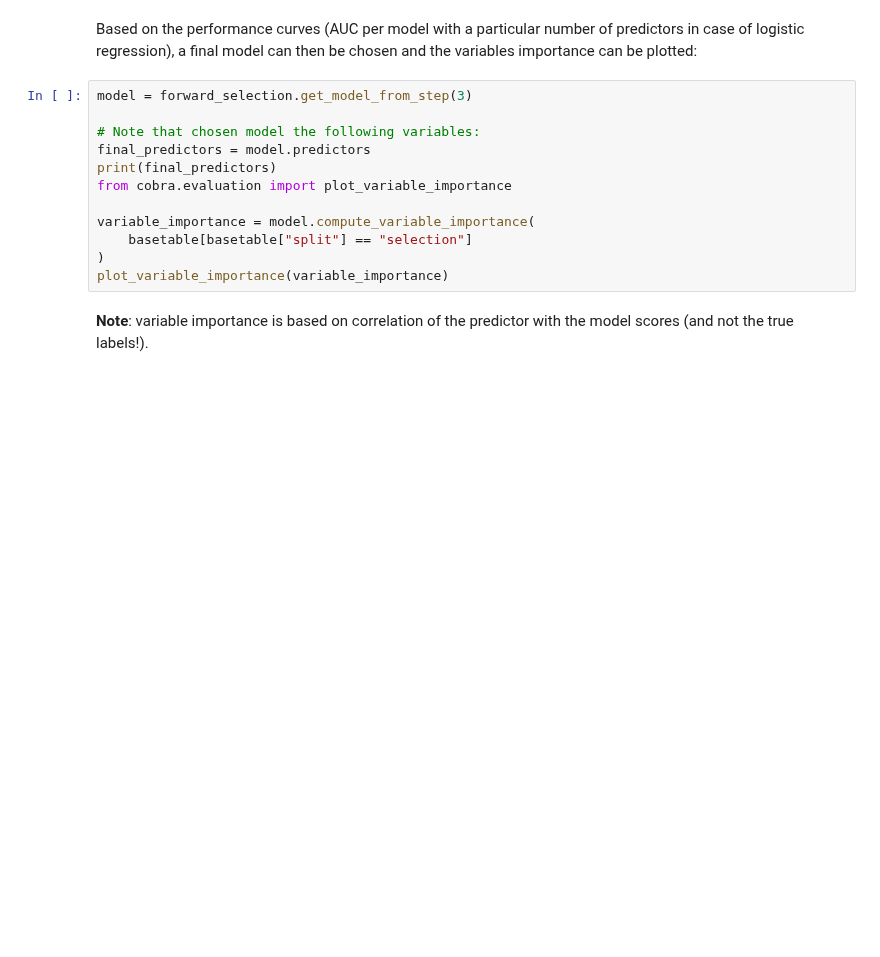
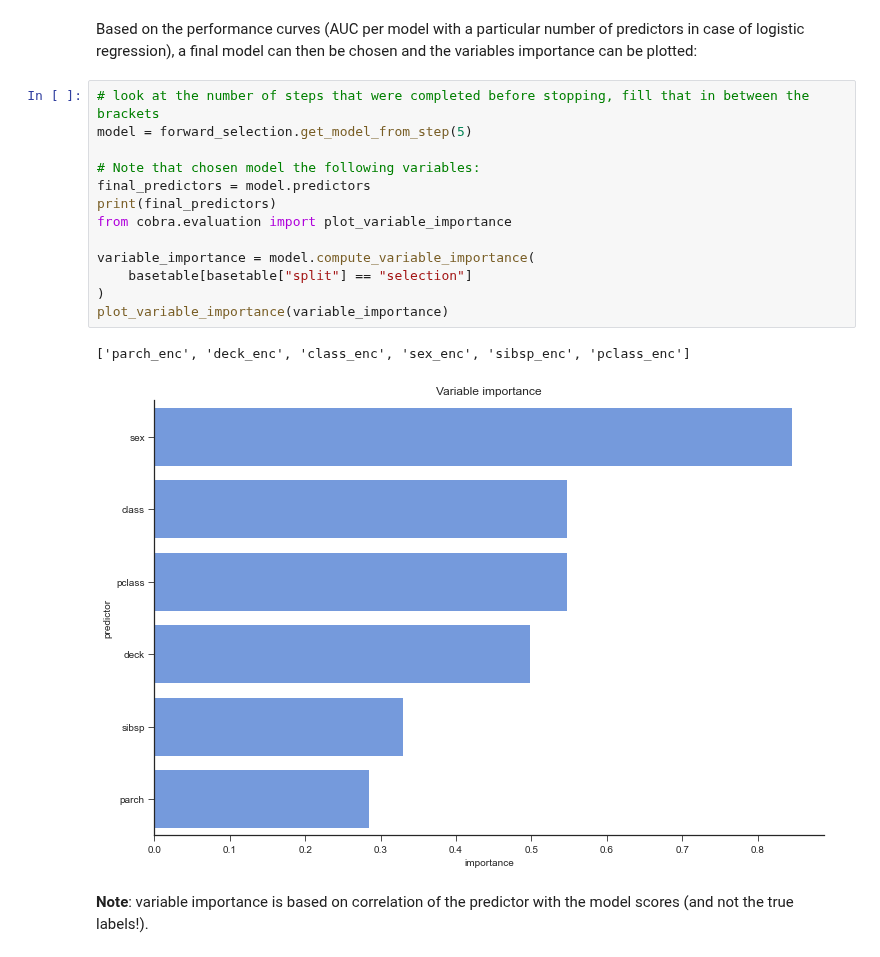
Before and after one commit to PythonPredictions/cobra, a Jupyter notebook: docs/tutorials/Cobra_Tutorial_LogisticRegression.ipynb, the cells around one changed output. Saved outputs shown, nothing was run; the diff lists cells and outputs as text; blank space fills up the shorter version.

```diff
--- a/docs/tutorials/Cobra_Tutorial_LogisticRegression.ipynb
+++ b/docs/tutorials/Cobra_Tutorial_LogisticRegression.ipynb
@@ -252,17 +387,21 @@ plot_performance_curves(performances)
 # %% [markdown]
 Based on the performance curves (AUC per model with a particular number of predictors in case of logistic regression), a final model can then be chosen and the variables importance can be plotted:
 # %%
-model = forward_selection.get_model_from_step(3)
+# look at the number of steps that were completed before stopping, fill that in between the brackets
+model = forward_selection.get_model_from_step(5)
 
 # Note that chosen model the following variables:
 final_predictors = model.predictors
 print(final_predictors)
 from cobra.evaluation import plot_variable_importance
 
 variable_importance = model.compute_variable_importance(
     basetable[basetable["split"] == "selection"]
 )
 plot_variable_importance(variable_importance)
+# %% [output]
+['parch_enc', 'deck_enc', 'class_enc', 'sex_enc', 'sibsp_enc', 'pclass_enc']
+[figure, added]
 # %% [markdown]
 **Note**: variable importance is based on correlation of the predictor with the model scores (and not the true labels!).
 # %% [markdown]
```
Also changed, not shown: parts of 21 cells of this notebook, 1 other file.
